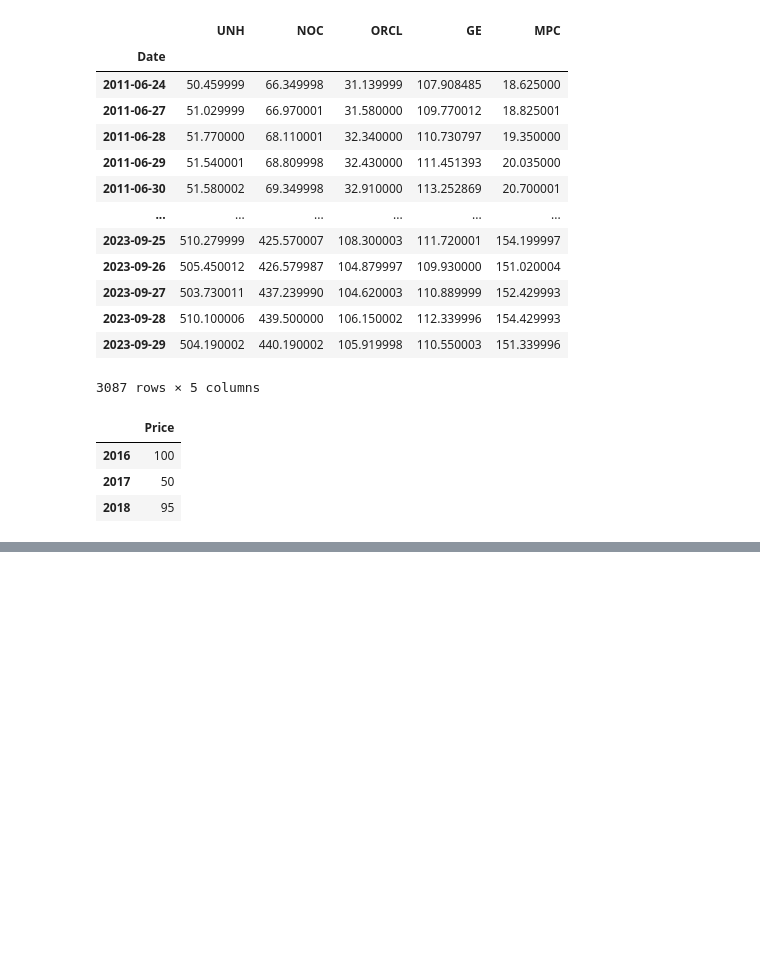
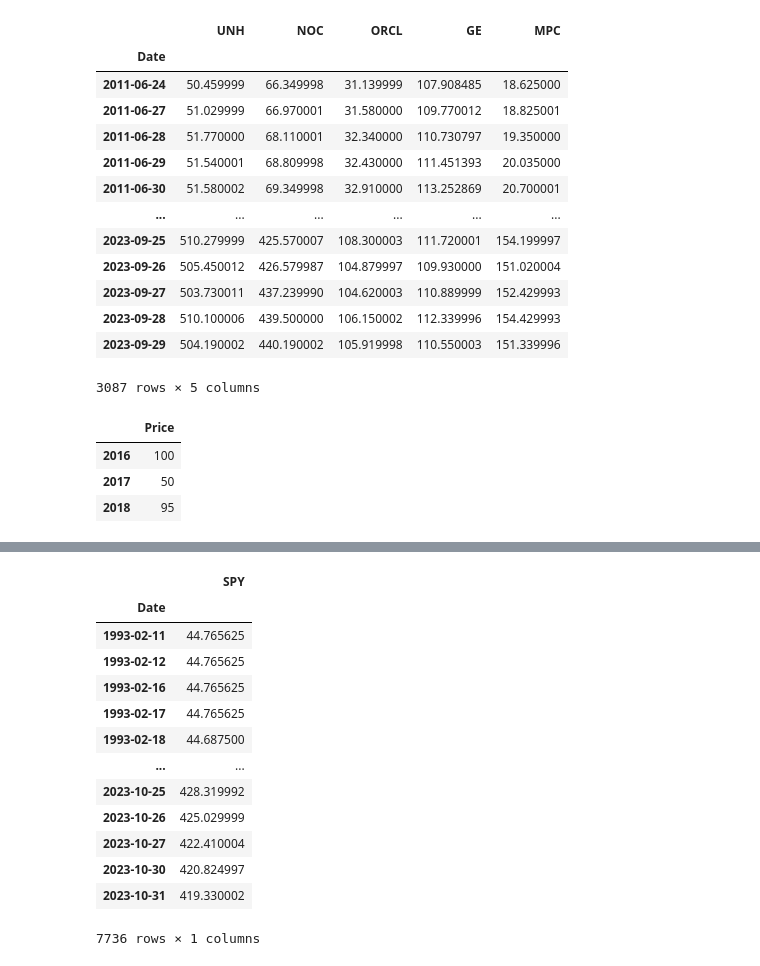
Before and after one commit to SouCode/RoboTrader, a Jupyter notebook: InMoneyTutorial2.ipynb, the cells around one changed output, grey strips where cells are left out. Saved outputs shown, nothing was run; the diff lists cells and outputs as text; code cells hidden in the pictures; blank space fills up the shorter version.

```diff
--- a/InMoneyTutorial2.ipynb
+++ b/InMoneyTutorial2.ipynb
@@ -248,0 +270,18 @@ plt.show()
+# %%
+spy_roll=spy.rolling(window=10).median().dropna()
+spy_roll
+# %% [output]
+|  | SPY |
+| Date |  |
+| 1993-02-11 | 44.765625 |
+| 1993-02-12 | 44.765625 |
+| 1993-02-16 | 44.765625 |
+| 1993-02-17 | 44.765625 |
+| 1993-02-18 | 44.687500 |
+| ... | ... |
+| 2023-10-25 | 428.319992 |
+| 2023-10-26 | 425.029999 |
+| 2023-10-27 | 422.410004 |
+| 2023-10-30 | 420.824997 |
+| 2023-10-31 | 419.330002 |
+7736 rows × 1 columns
```
Also changed, not shown: parts of 22 cells of this notebook.
